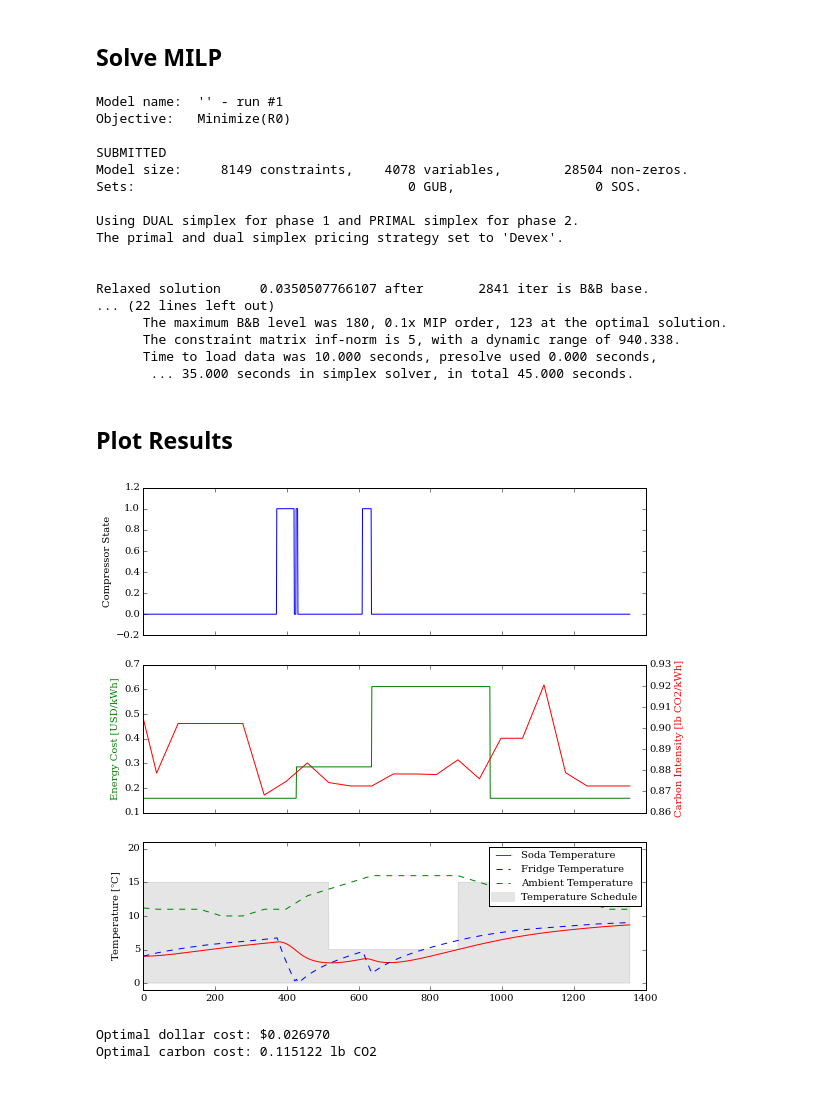
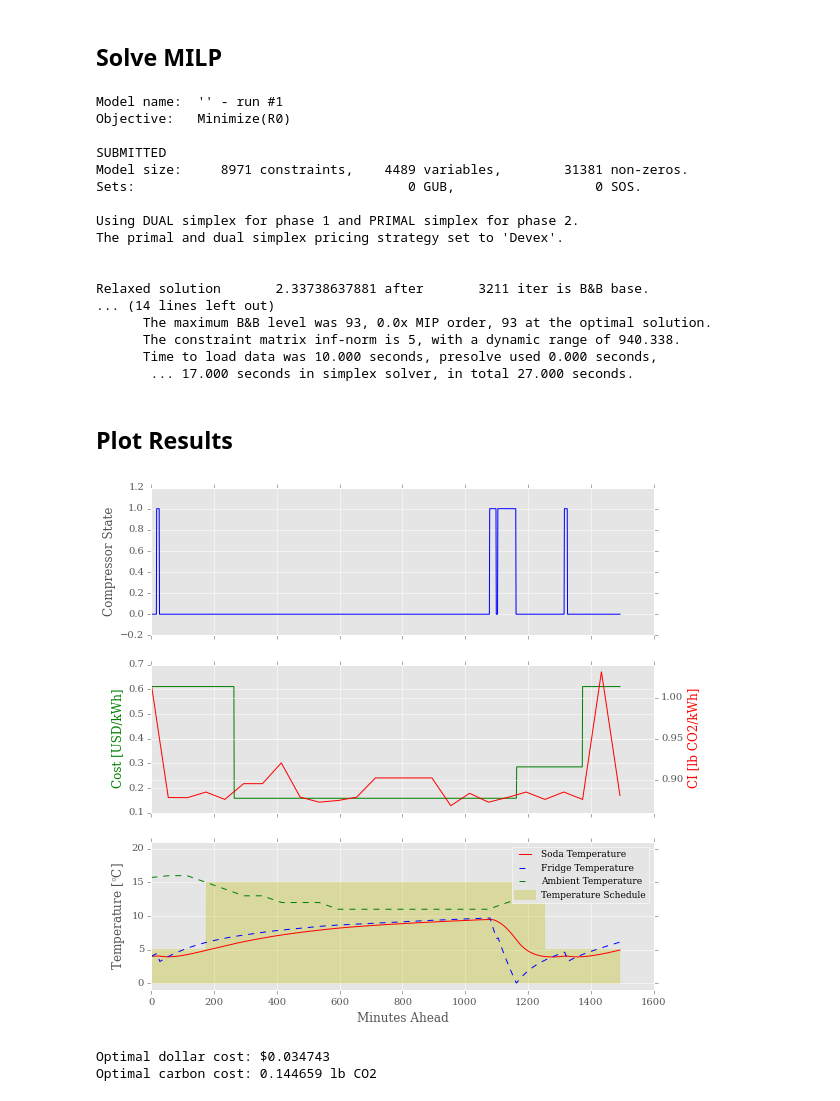
Before and after one commit to mroeschke/Fridge-Project, a Jupyter notebook: Optimization_Notes.ipynb, the cells around one changed output. Drawn from its saved outputs; the diff is of its cells as text; code cells hidden in the pictures.

```diff
--- a/Optimization_Notes.ipynb
+++ b/Optimization_Notes.ipynb
@@ -246,7 +246,7 @@ Zoltan: I think we can try this. Using the same formulation we can set one or ot
 ======
 # %%
 # Cost weigting factor
-lam = 0.1  # 0: Dollars only, 1: Carbon only
+lam = 0.5  # 0: Dollars only, 1: Carbon only
 
 # Rate Schedule (this is just a template until a real one is determined)
 #A6 PGE Rate "Small Time of Use" (Summer)
@@ -256,21 +256,19 @@ off_peak = 0.15804 #Off Peak: $0.15804/kWh
 
 # Build cost vector
 fridge_watts = 0.1 # Fridge power in kW
-dollars = np.zeros((N))
+# Dollars vector is calculated for dollars spent per kW per timestep
+dollars = np.zeros((total_states))
 for i in range(N):
     if ((hour_vector[i] >= 0 and hour_vector[i] < 8.5) or hour_vector[i] >= 17.5):
-        dollars[i] = off_peak*(dt/60.)
+        dollars[i+5] = off_peak*(dt/60.)
     elif (hour_vector[i] >= 8.5 and hour_vector[i] < 12):
-        dollars[i] = part_peak*(dt/60.)
+        dollars[i+5] = part_peak*(dt/60.)
     else:
-        dollars[i] = peak*(dt/60.)
-
-carbon = np.interp((np.array(range(N))+now.minute)/60.+now.hour, CI_forecast[:,0], CI_forecast[:,1])*(dt/60.)/1000
-f_dollars = np.zeros((total_states))
-f_carbon = np.zeros((total_states))
-f_dollars[5:N+5] = dollars*fridge_watts
-f_carbon[5:N+5] = carbon*fridge_watts
-f = lam*f_carbon + (1-lam)*f_dollars
+        dollars[i+5] = peak*(dt/60.)
+# Carbon vector is calculated in lb CO2 per kW per timestep
+carbon = np.zeros((total_states))
+carbon[5:N+5] = np.interp((np.array(range(N))+now.minute)/60.+now.hour, CI_forecast[:,0], CI_forecast[:,1])*(dt/60.)/1000
+f = lam*carbon + (1-lam)*10*dollars  # Dollars multiplied by 10 to scale the optimization properly
 # %% [markdown]
 ### Minimum 5-minute Constraints
 # %% [markdown]
@@ -616,13 +614,15 @@ b = np.concatenate((b_compressor_highbound,b_compressor_lowbound,b_soda_schedule
 # %% [markdown]
 ## Solve MILP
 # %%
-boolVars = range(1,s_states+1)
+boolVars = range(1,s_states+1)  # Compressor states are boolean variables
 eq_const = len(A_eq)
 ineq_const = len(A)
+# lpsolve inputs one set of A, b constraint matrices and an e vector that specifies equality or inequaity for each row.
+# The current version does not seem to accept numpy arrays properly, so they are transformed to lists.
 a1 = np.concatenate((A_eq, A), axis=0).tolist()
 b1 = np.concatenate((b_eq, b), axis=0)[:,0].tolist()
 e = np.zeros((eq_const + ineq_const))
-e[eq_const:] = -1
+e[eq_const:] = -1  # 0: equality, -1: less than or eq, 1: greater than or eq
 e = e.tolist()
 [obj,x,duals] = lp_solve_alt(f=f.tolist(),a=a1,b=b1,e=e,xbool=boolVars,scalemode=1,quick=True)
 # %% [output]
@@ -630,56 +630,58 @@ Model name:  '' - run #1
 Objective:   Minimize(R0)
 
 SUBMITTED
-Model size:     8149 constraints,    4078 variables,        28504 non-zeros.
+Model size:     8971 constraints,    4489 variables,        31381 non-zeros.
 Sets:                                   0 GUB,                  0 SOS.
 
 Using DUAL simplex for phase 1 and PRIMAL simplex for phase 2.
 The primal and dual simplex pricing strategy set to 'Devex'.
 
 
-Relaxed solution     0.0350507766107 after       2841 iter is B&B base.
-... (22 lines left out)
-      The maximum B&B level was 180, 0.1x MIP order, 123 at the optimal solution.
+Relaxed solution       2.33738637881 after       3211 iter is B&B base.
+... (14 lines left out)
+      The maximum B&B level was 93, 0.0x MIP order, 93 at the optimal solution.
       The constraint matrix inf-norm is 5, with a dynamic range of 940.338.
       Time to load data was 10.000 seconds, presolve used 0.000 seconds,
-       ... 35.000 seconds in simplex solver, in total 45.000 seconds.
+       ... 17.000 seconds in simplex solver, in total 27.000 seconds.
 # %% [markdown]
 ## Plot Results
 # %%
 # Resultant States
 compressor_opt = x[:Tf_index]
 Tf_opt = x[Tf_index:Ts_index]
 Ts_opt = x[Ts_index:]
 
+plt.style.use('ggplot')
 fig, (axis) = plt.subplots(3,1, sharex=True)
 fig.set_size_inches(9,9)
 t_1 = range(N)
 axis[0].plot(t_1,compressor_opt[5:],'b-')
 axis[0].set_ylabel('Compressor State')
 axis[0].set_ylim(-.2,1.2)
 
-axis[1].plot(t_1,dollars*(60./dt),'g-')
-axis[1].set_ylabel('Energy Cost [USD/kWh]', color='g')
+axis[1].plot(t_1,dollars[5:N+5]*(60./dt),'g-')
+axis[1].set_ylabel('Cost [USD/kWh]', color='g')
 twin = axis[1].twinx()
-twin.plot(t_1,carbon*60/dt,'r-')
-twin.set_ylabel('Carbon Intensity [lb CO2/kWh]', color='r')
+twin.plot(t_1,carbon[5:N+5]*60/dt,'r-')
+twin.set_ylabel('CI [lb CO2/kWh]', color='r')
 
-axis[2].fill_between(t_1[:N], b_soda_schedule_highbound[:N,0], b_soda_schedule_lowbound[:N,0], alpha=0.1, color='k', label=r'Temp Bounds')
+axis[2].fill_between(t_1[:N], b_soda_schedule_highbound[:N,0], b_soda_schedule_lowbound[:N,0], alpha=0.3, color='y', label=r'Temp Bounds')
 axis[2].plot(t_1[:N],Ts_opt[:N],'r-', label='Soda Temperature')
 axis[2].plot(t_1[:N],Tf_opt[:N],'b--', label='Fridge Temperature')
 axis[2].plot(t_1,T_amb,'g--', label='Ambient Temperature')
 axis[2].set_ylabel(r'Temperature [$\degree$C]')
+axis[2].set_xlabel('Minutes Ahead')
 axis[2].set_ylim(-1,21)
-axis[2].plot([], [], 'k-', label=r'Temperature Schedule', linewidth=10, alpha=0.1) ## Dummy plot for legend
-axis[2].legend(fontsize=10)
+axis[2].plot([], [], 'y-', label=r'Temperature Schedule', linewidth=10, alpha=0.3) ## Dummy plot for legend
+axis[2].legend(fontsize=9)
 
 plt.show()
 
-opt_dollars = np.vdot(x, f_dollars)
-opt_carbon = np.vdot(x, f_carbon)
+opt_dollars = fridge_watts*np.vdot(x, dollars)
+opt_carbon = fridge_watts*np.vdot(x, carbon)
 print('Optimal dollar cost: $%f' % opt_dollars)
 print('Optimal carbon cost: %f lb CO2' % opt_carbon)
 # %% [output]
-[figure, old version]
+[figure, new version]
-Optimal dollar cost: $0.026970
-Optimal carbon cost: 0.115122 lb CO2
+Optimal dollar cost: $0.034743
+Optimal carbon cost: 0.144659 lb CO2
```
Also changed, not shown: parts of 3 cells of this notebook.
